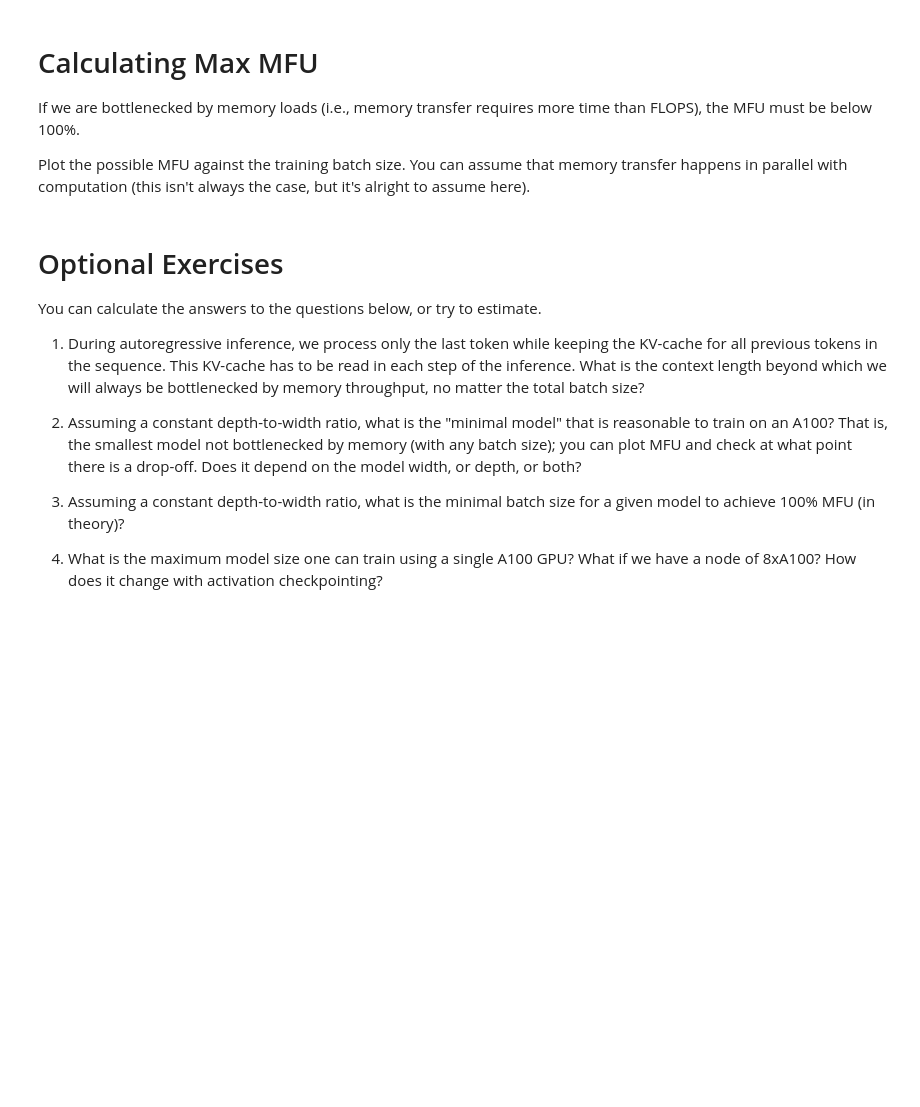
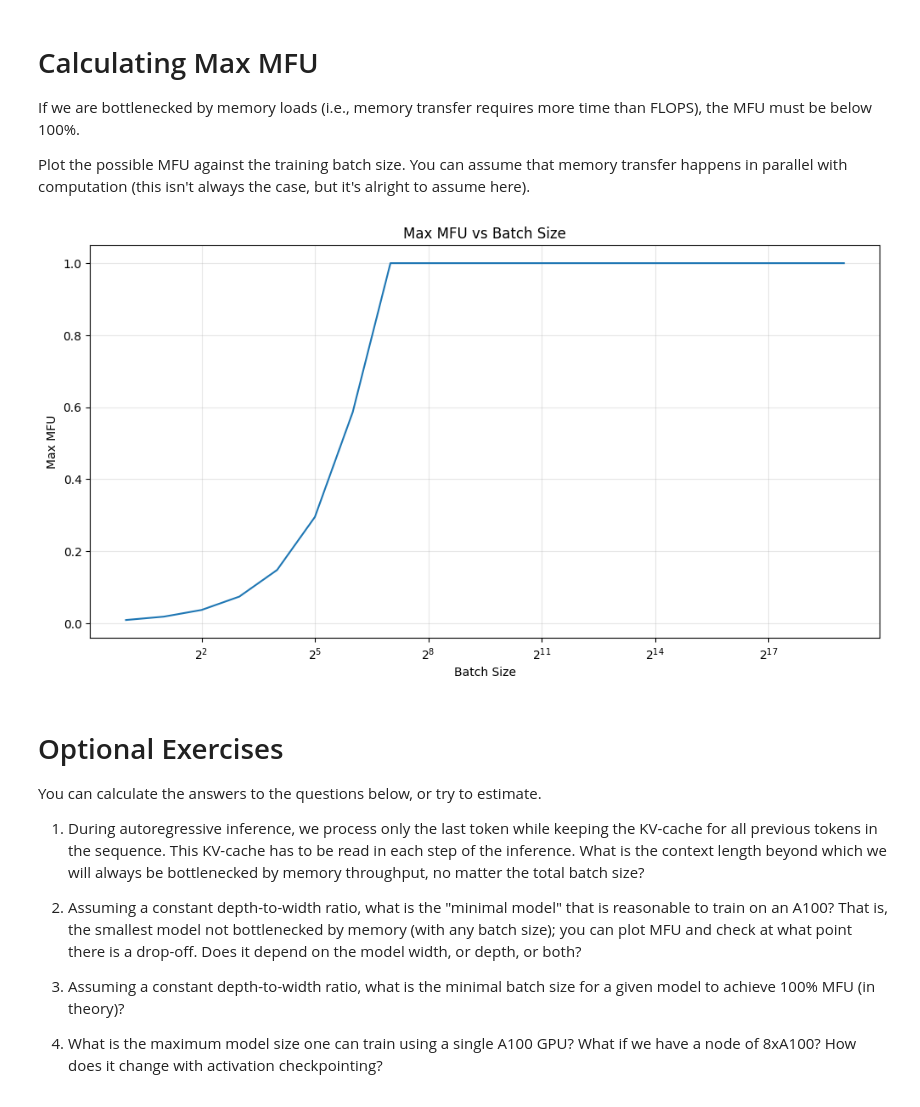
Before and after one commit to MichalSlowakiewicz/Large-Scale-Machine-Learning, a Jupyter notebook: LAB_6_mslowakiewicz.ipynb, the cells around one changed output. Drawn from its saved outputs; the diff is of its cells as text; code cells hidden in the pictures; blank space fills up the shorter version.

```diff
--- a/LAB_6_mslowakiewicz.ipynb
+++ b/LAB_6_mslowakiewicz.ipynb
@@ -232,16 +232,28 @@ Plot the possible MFU against the training batch size. You can assume that memor
 # %%
 # TODO by students
 def mfu_calc(batch_size, params, activations):
-  computation_time_per_token = ???
+  computation_time_per_token = 6 * params / a100_flops
   transferring_time_per_token = get_transferring_time_per_token(batch_size, params, activations)
 
-  mfu = ???
+  mfu = computation_time_per_token / max(computation_time_per_token, transferring_time_per_token)
   return mfu
 
 batch_sizes = [2**x for x in range(20)]
 mfu_values = [mfu_calc(batch_size, total_params, activations_per_token_no_checkpoints) for batch_size in batch_sizes]
 
 # TODO: plot
+import matplotlib.pyplot as plt
+
+plt.figure(figsize=(12, 6))
+plt.plot(batch_sizes, mfu_values)
+plt.xscale('log', base=2)
+plt.xlabel('Batch Size')
+plt.ylabel('Max MFU')
+plt.title('Max MFU vs Batch Size')
+plt.grid(True, alpha=0.3)
+plt.show()
+# %% [output]
+[figure, added]
 # %% [markdown]
 # Optional Exercises
 
```
Also changed, not shown: parts of 3 cells of this notebook.
